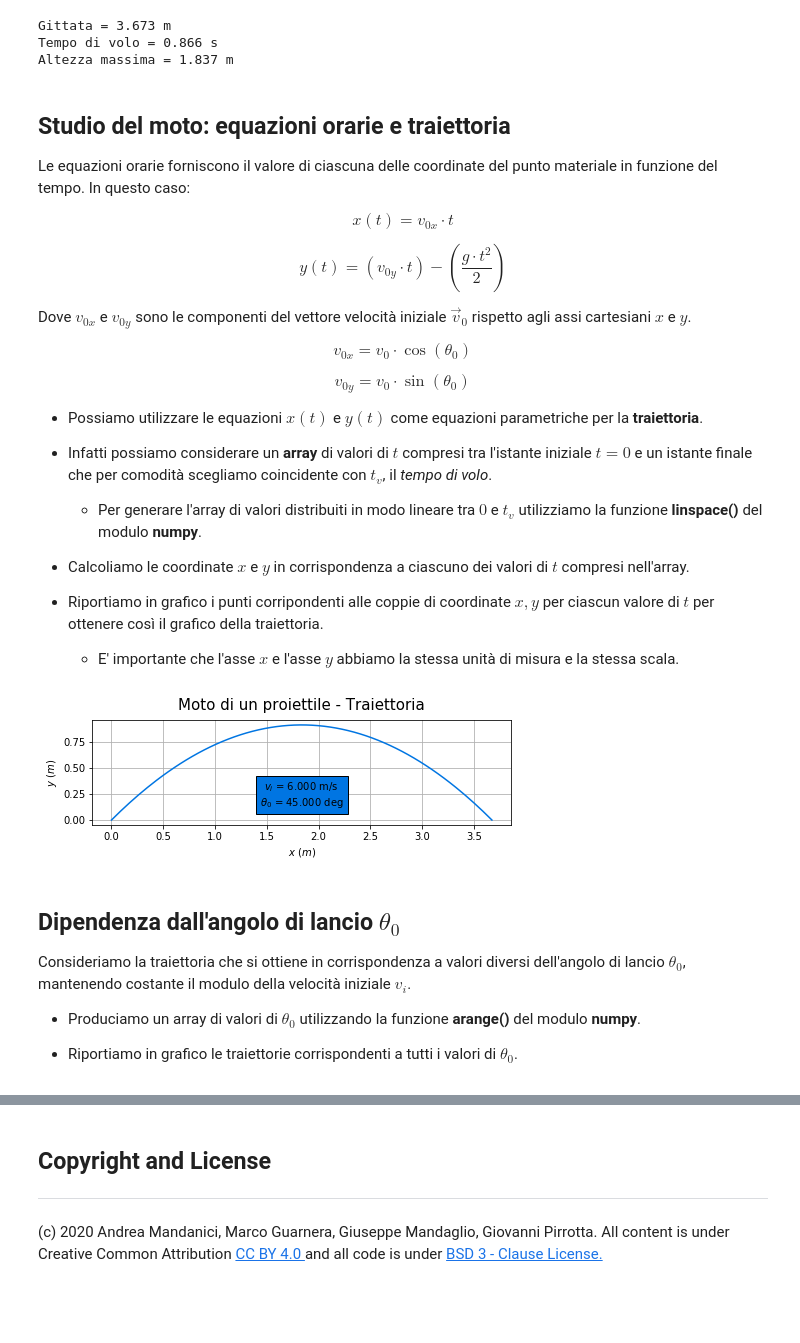
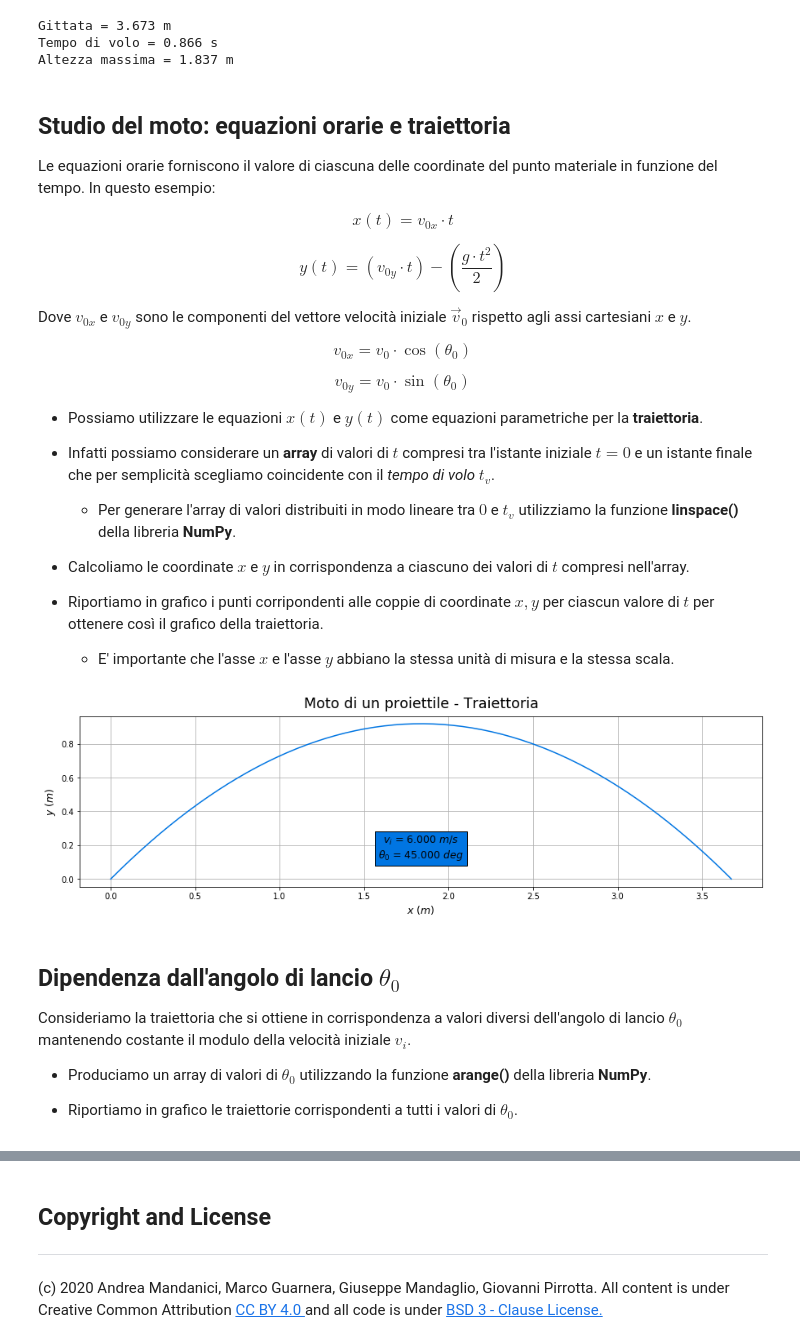
Before and after one commit to Darkaquon/Physics-with-Open-Source-Software, a Jupyter notebook: Notebook/Moto_proiettile.ipynb, the cells around one changed output, grey strips where cells are left out. Drawn from its saved outputs; the diff is of its cells as text; code cells hidden in the pictures; blank space fills up the shorter version.

```diff
--- a/Notebook/Moto_proiettile.ipynb
+++ b/Notebook/Moto_proiettile.ipynb
@@ -72,7 +66,7 @@ Altezza massima = 1.837 m
 # %% [markdown]
 ## Studio del moto: equazioni orarie e traiettoria
 
-Le equazioni orarie forniscono il valore di ciascuna delle coordinate del punto materiale in funzione del tempo. In questo caso:
+Le equazioni orarie forniscono il valore di ciascuna delle coordinate del punto materiale in funzione del tempo. In questo esempio:
 
 <div id = "colorbox">
 
@@ -102,52 +96,49 @@ $$ v_{0y} = v_0 \cdot \sin (\theta_0) $$
 
 * Possiamo utilizzare le equazioni $ x(t) $ e $ y(t) $ come equazioni parametriche per la **traiettoria**.
 
-* Infatti possiamo considerare un **array** di valori di $ t $ compresi tra l'istante iniziale $ t = 0 $ e un istante finale che per comodità scegliamo coincidente con $ t_v $, il *tempo di volo*.
+* Infatti possiamo considerare un **array** di valori di $ t $ compresi tra l'istante iniziale $ t = 0 $ e un istante finale che per semplicità scegliamo coincidente con il *tempo di volo* $ t_v $.
 
-    * Per generare l'array di valori distribuiti in modo lineare tra $ 0 $ e $ t_v $ utilizziamo la funzione **linspace()** del modulo **numpy**.
+    * Per generare l'array di valori distribuiti in modo lineare tra $ 0 $ e $ t_v $ utilizziamo la funzione **linspace()** della           libreria **NumPy**.
 
 * Calcoliamo le coordinate $ x $ e $ y $ in corrispondenza a ciascuno dei valori di $ t $ compresi nell'array.
 
 * Riportiamo in grafico i punti corripondenti alle coppie di coordinate $ x, y $ per ciascun valore di $ t $ per ottenere così il grafico della traiettoria.
 
-     * E' importante che l'asse $ x $ e l'asse $ y $ abbiamo la stessa unità di misura e la stessa scala.
+     * E' importante che l'asse $ x $ e l'asse $ y $ abbiano la stessa unità di misura e la stessa scala.
 # %%
-#???
+# Utilizzato per generare un array di valori distribuiti in modo lineare.
 t = np.linspace(0, tv, 128)
-#???
-x = vi * np.cos(theta0) * t
-#???
-y = vi * np.sin(theta0) * t - 0.5 * g * t ** 2
+x = vi * np.cos(theta0) * t # Equazione per la coordinata x.
+y = vi * np.sin(theta0) * t - 0.5 * g * t ** 2 # Equazione per la coordinata y.
 
 # Utilizzato per il grafico.
-# Utilizzato per numerare il grafico e dimensionarlo.
-plt.figure(1, figsize = (7.5, 15))
+plt.figure(1, figsize = (15, 15)) # Utilizzato per numerare e dimensionare il grafico.
 # Utilizzato per il titolo.
-plt.title("Moto di un proiettile - Traiettoria", fontdict = {"fontsize": 15}, pad = 10)
-# Utilizzato per rappresentare x e y e per colorare la curva.
+plt.title("Moto di un proiettile - Traiettoria", fontdict = {"fontsize": 17.5}, pad = 10)
+# Utilizzato per rappresentare le coordinate x e y e per colorare la curva.
 plt.plot(x, y, color = "#0075E2")
-# Utilizzato per la x.
-plt.xlabel("$ x~(m) $")
-# Utilizzato per la y.
-plt.ylabel("$ y~(m) $")
+# Utilizzato per l'asse x.
+plt.xlabel("$ x~(m) $", fontdict = {"fontsize": 12.5})
+# Utilizzato per l'asse y.
+plt.ylabel("$ y~(m) $", fontdict = {"fontsize": 12.5})
 # Utilizzato per avere gli assi con la stessa scala.
 plt.gca().set_aspect("equal", adjustable = "box")
 # Utilizzato per il testo della leggenda.
-testo = r"$ v_i $ = {0:0.3f} m/s".format(vi) + "\n" + r"$ \theta_0 $ = {0:0.3f} deg".format(theta0 * 180 / np.pi)
-# Utilizzato per il testo della leggenda.
-plt.text(R / 2, 0.1, testo, horizontalalignment = "center", verticalalignment = "bottom", fontdict = {"fontsize": 10}, bbox = dict(facecolor = "#0075E2"))
+testo = "$ v_i $ = {0:0.3f} $ m/s $".format(vi) + "\n" + r"$ \theta_0 $ = {0:0.3f} $ deg $".format(theta0 * 180 / np.pi)
+# Utilizzato per la leggenda.
+plt.text(R / 2, 0.1, testo, horizontalalignment = "center", verticalalignment = "bottom", fontdict = {"fontsize": 12.5}, bbox = dict(facecolor = "#0075E2"))
 # Utilizzato per la griglia.
 plt.grid(True)
 # Utilizzato per mostrare il grafico.
 plt.show()
 # %% [output]
-[figure, old version]
+[figure, new version]
 # %% [markdown]
 ## Dipendenza dall'angolo di lancio $ \theta_0 $
 
-Consideriamo la traiettoria che si ottiene in corrispondenza a valori diversi dell'angolo di lancio $ \theta_0 $, mantenendo costante il modulo della velocità iniziale $ v_i $.
+Consideriamo la traiettoria che si ottiene in corrispondenza a valori diversi dell'angolo di lancio $ \theta_0 $ mantenendo costante il modulo della velocità iniziale $ v_i $.
 
-* Produciamo un array di valori di $ \theta_0 $ utilizzando la funzione **arange()** del modulo **numpy**.
+* Produciamo un array di valori di $ \theta_0 $ utilizzando la funzione **arange()** della libreria **NumPy**.
 
 * Riportiamo in grafico le traiettorie corrispondenti a tutti i valori di $ \theta_0 $.
 # %%
```
Also changed, not shown: parts of 7 cells of this notebook.
